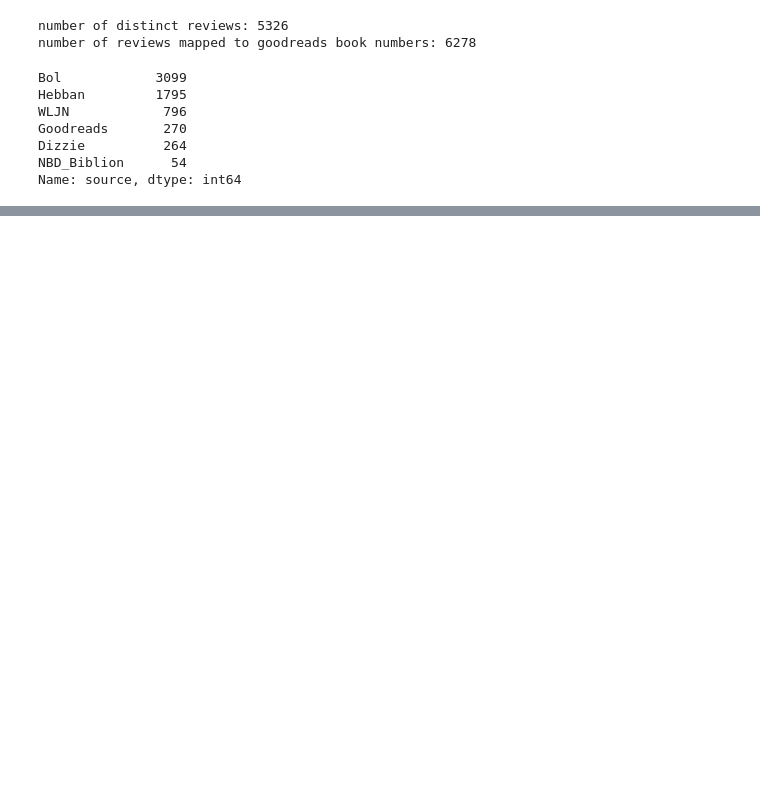
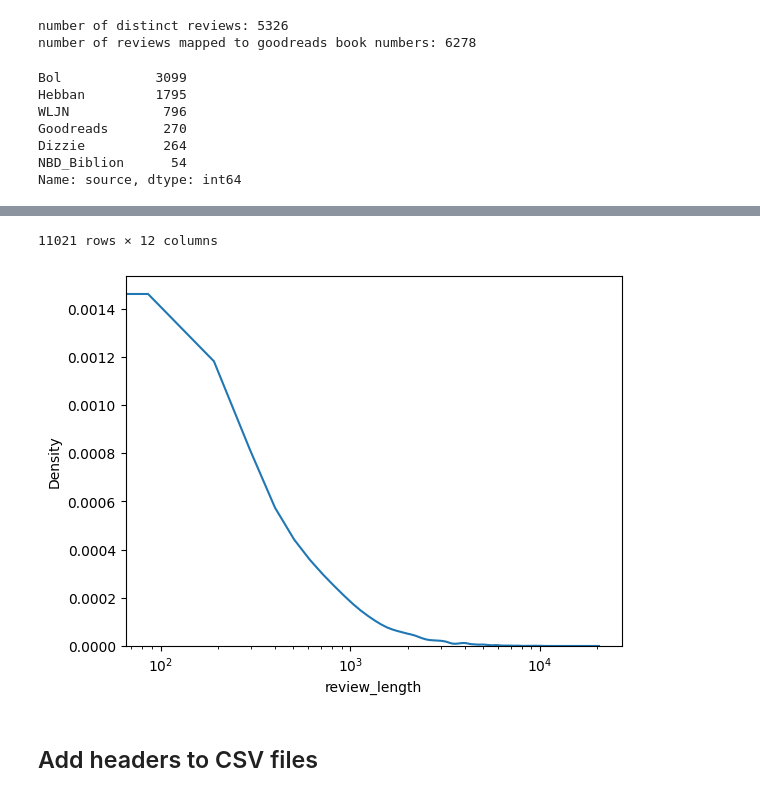
Before and after one commit to impact-and-fiction/impfic-multilingual-reviews, a Jupyter notebook: notebooks/Link-crawled-and-impfic-reviews.ipynb, the cells around one changed output, grey strips where cells are left out. Cells and saved outputs as stored; diff of their text form; code cells hidden in the pictures; blank space fills up the shorter version.

```diff
--- a/notebooks/Link-crawled-and-impfic-reviews.ipynb
+++ b/notebooks/Link-crawled-and-impfic-reviews.ipynb
@@ -91,3 +292,24 @@ number of reviews (all languages): 12192
+# %%
+import os
+from collections import defaultdict
+
+
+lang_reviews = defaultdict(list)
+
+for review in all_reviews:
+    lang_reviews[review['review_lang']].append(review)
+
+for lang in lang_reviews:
+    headers = lang_reviews[lang][0].keys()
+    lang_dir = f'../data/gr_review_{lang}'
+    if os.path.exists(lang_dir) is False:
+        os.mkdir(lang_dir)
+    for ri, review in enumerate(lang_reviews[lang]):
+        if review['review_text'] is None:
+            continue
+        review_file = f'{lang_dir}/reviews-book-{review["goodreads_book_num"]}-{ri+1}.txt'
+        with open(review_file, 'wt') as fh:
+            fh.write(review['review_text'])
 # %% [markdown]
 ## From Records to DataFrame
 
@@ -306,0 +618,9 @@ gr_impfic_reviews.to_csv('../data/multilingual_books-impfic_reviews.tsv.gz', sep
+# %%
+import pandas as pd
+
+
+lang = 'it'
+lang_file = os.path.join(lang_dir, f'goodreads-reviews-lang_{lang}.csv.gz')
+
+df = pd.read_csv(lang_file, sep='\t', names=headers)
+df.shape
@@ -306,0 +646,10 @@ gr_impfic_reviews.to_csv('../data/multilingual_books-impfic_reviews.tsv.gz', sep
+# %%
+import seaborn as sns
+
+
+ax = sns.kdeplot(df[df.review_length.isna() == False].review_length)
+ax.set_xscale('log')
+
+df.review_length.describe()
+df[df.review_length > 20]
+# %% [output]
@@ -306,0 +668,4 @@ gr_impfic_reviews.to_csv('../data/multilingual_books-impfic_reviews.tsv.gz', sep
+11021 rows × 12 columns
+[figure, added]
+# %% [markdown]
+## Add headers to CSV files
```
Also changed, not shown: parts of 24 cells of this notebook, 5 other files.
